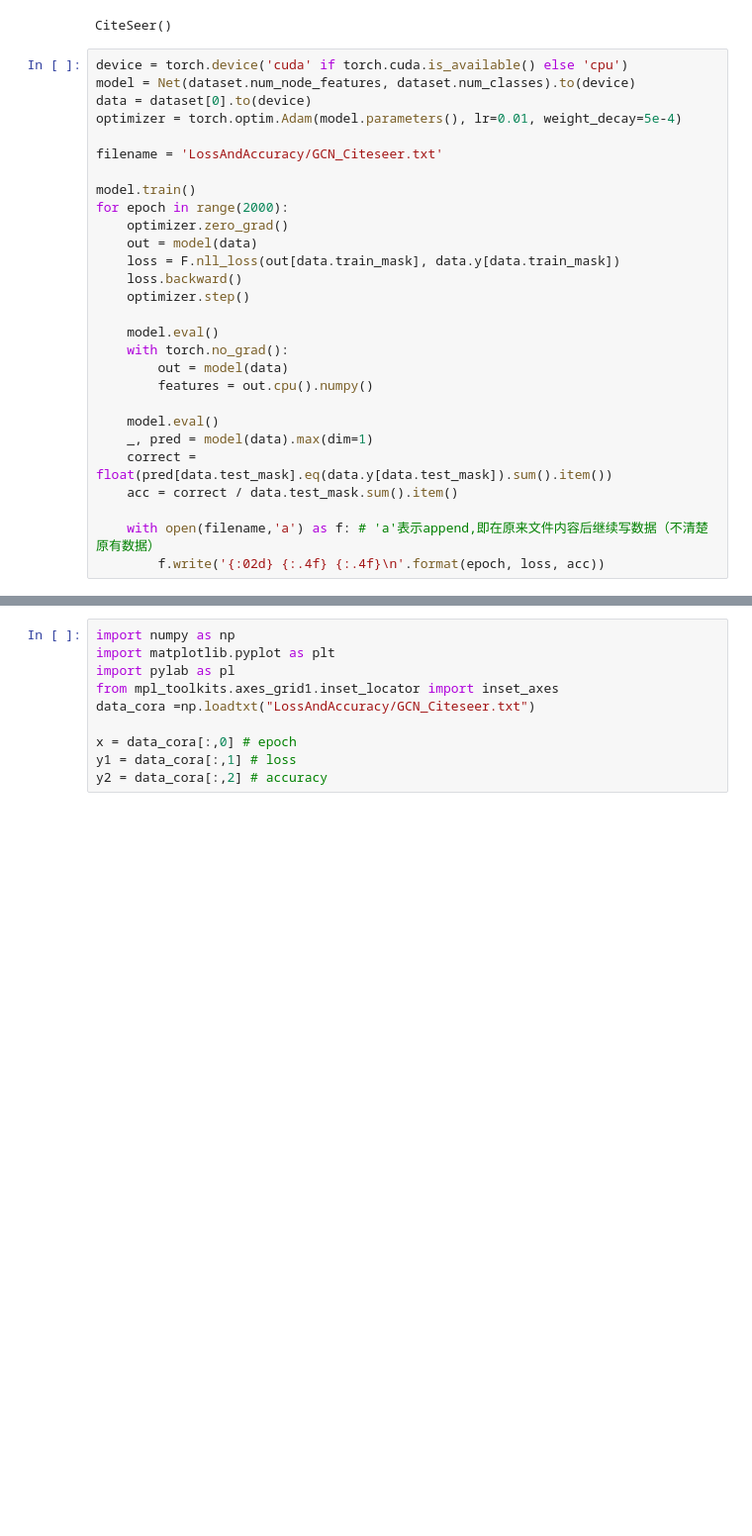
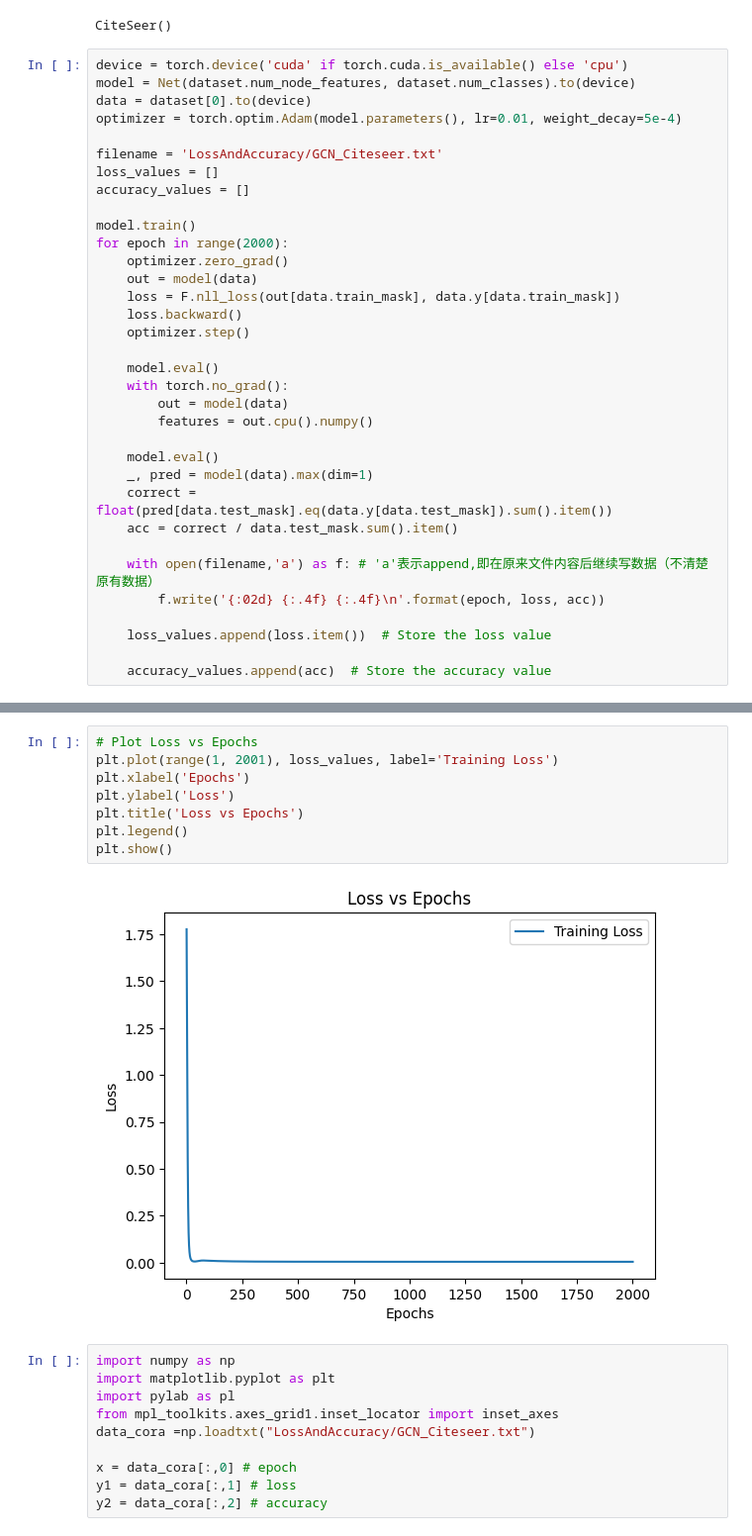
Before and after one commit to deveshkumarvv/Analyzing-GNN-Models-for-Community-Detection-Using-Graph-Embeddings-A-Comparative-Study, a Jupyter notebook: Code/GCN and GraphSAGE/GCNmodel-Citeseer.ipynb, the cells around one changed output, grey strips where cells are left out. Shown at 99% size. Saved outputs shown, nothing was run; the diff lists cells and outputs as text; blank space fills up the shorter version.

```diff
--- a/Code/GCN and GraphSAGE/GCNmodel-Citeseer.ipynb
+++ b/Code/GCN and GraphSAGE/GCNmodel-Citeseer.ipynb
@@ -37,6 +37,8 @@ data = dataset[0].to(device)
 optimizer = torch.optim.Adam(model.parameters(), lr=0.01, weight_decay=5e-4)
 
 filename = 'LossAndAccuracy/GCN_Citeseer.txt'
+loss_values = []
+accuracy_values = []
 
 model.train()
 for epoch in range(2000):
@@ -58,6 +60,10 @@ for epoch in range(2000):
 
     with open(filename,'a') as f: # 'a'表示append,即在原来文件内容后继续写数据（不清楚原有数据）
         f.write('{:02d} {:.4f} {:.4f}\n'.format(epoch, loss, acc))
+
+    loss_values.append(loss.item())  # Store the loss value
+
+    accuracy_values.append(acc)  # Store the accuracy value
 # %%
 model.eval()
 _, pred = model(data).max(dim=1)
@@ -69,3 +127,13 @@ Accuracy: 0.6890
+# %%
+# Plot Loss vs Epochs
+plt.plot(range(1, 2001), loss_values, label='Training Loss')
+plt.xlabel('Epochs')
+plt.ylabel('Loss')
+plt.title('Loss vs Epochs')
+plt.legend()
+plt.show()
+# %% [output]
+[figure, added]
 # %%
 import numpy as np
 import matplotlib.pyplot as plt
```
Also changed, not shown: parts of 6 cells of this notebook, 48 other files.
